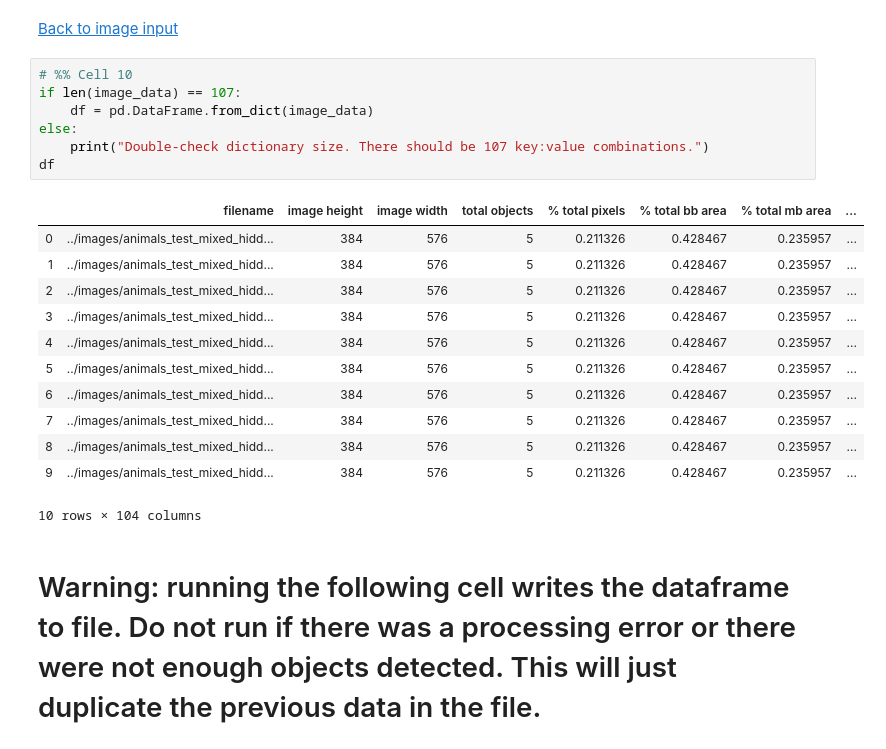
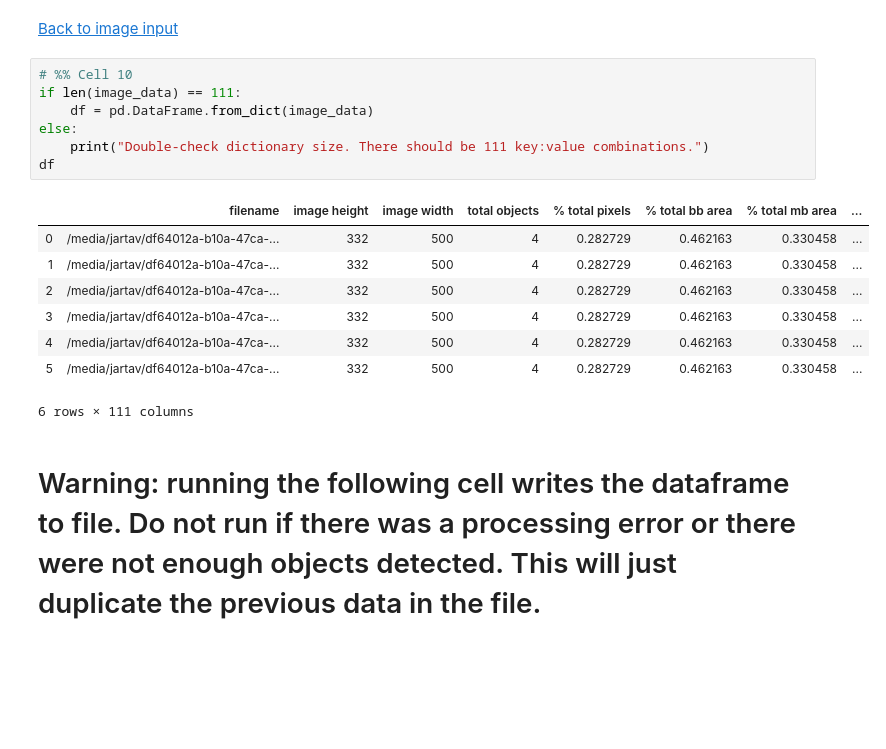
Before and after one commit to JaimeVillanueva/Capstone, a Jupyter notebook: source/relation_testing_feature_extraction.ipynb, the cells around one changed output. Drawn from its saved outputs; the diff is of its cells as text; blank space fills up the shorter version.

```diff
--- a/source/relation_testing_feature_extraction.ipynb
+++ b/source/relation_testing_feature_extraction.ipynb
@@ -350,24 +420,20 @@ else:
 [Back to image input](#input)
 # %%
 # %% Cell 10
-if len(image_data) == 107:
+if len(image_data) == 111:
     df = pd.DataFrame.from_dict(image_data)
 else:
-    print("Double-check dictionary size. There should be 107 key:value combinations.")
+    print("Double-check dictionary size. There should be 111 key:value combinations.")
 df
 # %% [output]
 |  | filename | image height | image width | total objects | % total pixels | % total bb area | % total mb area | ... |
-| 0 | ../images/animals_test_mixed_hidd... | 384 | 576 | 5 | 0.211326 | 0.428467 | 0.235957 | ... |
-| 1 | ../images/animals_test_mixed_hidd... | 384 | 576 | 5 | 0.211326 | 0.428467 | 0.235957 | ... |
-| 2 | ../images/animals_test_mixed_hidd... | 384 | 576 | 5 | 0.211326 | 0.428467 | 0.235957 | ... |
-| 3 | ../images/animals_test_mixed_hidd... | 384 | 576 | 5 | 0.211326 | 0.428467 | 0.235957 | ... |
-| 4 | ../images/animals_test_mixed_hidd... | 384 | 576 | 5 | 0.211326 | 0.428467 | 0.235957 | ... |
-| 5 | ../images/animals_test_mixed_hidd... | 384 | 576 | 5 | 0.211326 | 0.428467 | 0.235957 | ... |
-| 6 | ../images/animals_test_mixed_hidd... | 384 | 576 | 5 | 0.211326 | 0.428467 | 0.235957 | ... |
-| 7 | ../images/animals_test_mixed_hidd... | 384 | 576 | 5 | 0.211326 | 0.428467 | 0.235957 | ... |
-| 8 | ../images/animals_test_mixed_hidd... | 384 | 576 | 5 | 0.211326 | 0.428467 | 0.235957 | ... |
-| 9 | ../images/animals_test_mixed_hidd... | 384 | 576 | 5 | 0.211326 | 0.428467 | 0.235957 | ... |
+| 0 | /media/jartav/df64012a-b10a-47ca-... | 332 | 500 | 4 | 0.282729 | 0.462163 | 0.330458 | ... |
+| 1 | /media/jartav/df64012a-b10a-47ca-... | 332 | 500 | 4 | 0.282729 | 0.462163 | 0.330458 | ... |
+| 2 | /media/jartav/df64012a-b10a-47ca-... | 332 | 500 | 4 | 0.282729 | 0.462163 | 0.330458 | ... |
+| 3 | /media/jartav/df64012a-b10a-47ca-... | 332 | 500 | 4 | 0.282729 | 0.462163 | 0.330458 | ... |
+| 4 | /media/jartav/df64012a-b10a-47ca-... | 332 | 500 | 4 | 0.282729 | 0.462163 | 0.330458 | ... |
+| 5 | /media/jartav/df64012a-b10a-47ca-... | 332 | 500 | 4 | 0.282729 | 0.462163 | 0.330458 | ... |
-10 rows × 104 columns
+6 rows × 111 columns
 # %% [markdown]
 # Warning: running the following cell writes the dataframe to file. Do not run if there was a processing error or there were not enough objects detected. This will just duplicate the previous data in the file.
 # %%
```
Also changed, not shown: parts of 8 cells of this notebook, 1 other file.
